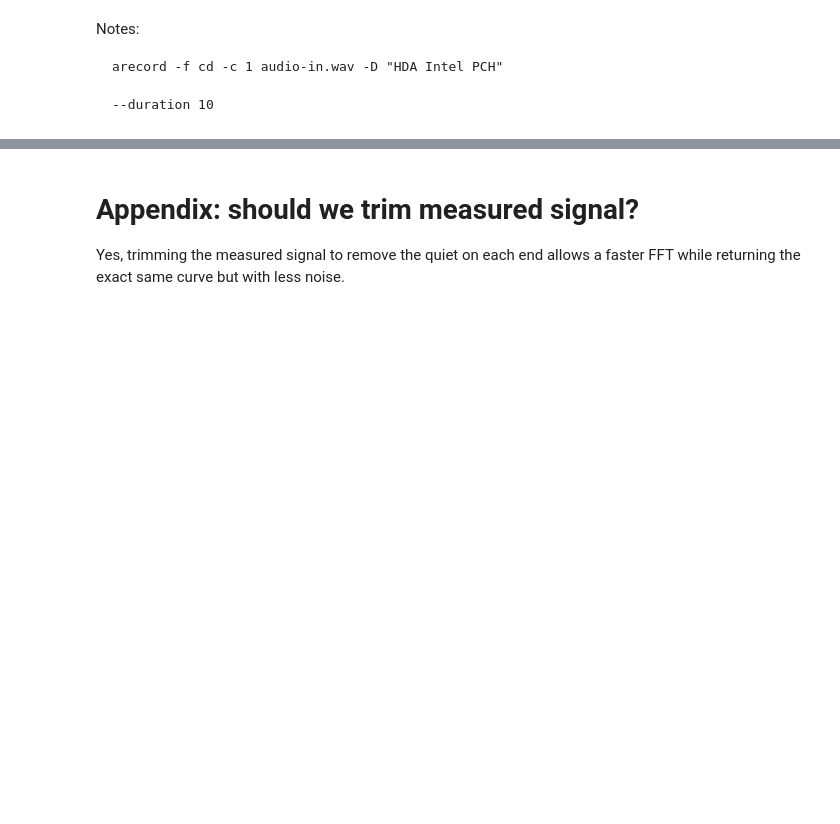
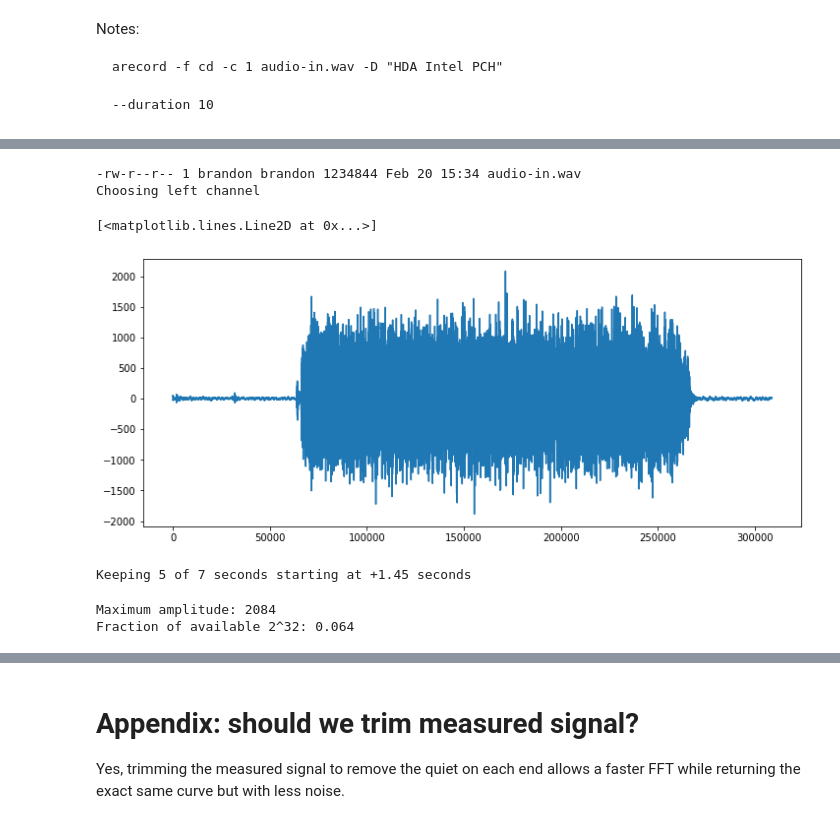
Before and after one commit to brandon-rhodes/loudspeaker-design, a Jupyter notebook: chirp.ipynb, the cells around one changed output, grey strips where cells are left out. Cells and saved outputs as stored; diff of their text form; code cells hidden in the pictures; blank space fills up the shorter version.

```diff
--- a/chirp.ipynb
+++ b/chirp.ipynb
@@ -74,4 +100,0 @@ input_device = 'plughw:CARD=USB,DEV=0'
-# %%
-hz, channels = wavfile.read('audio-in.wav')
-left, right = channels.T
-signal = tools.trim_silence(T, hz, right)
@@ -80,5 +101,28 @@ signal[:100]
+# %%
+! ls -l audio-in.wav
+hz, channels = wavfile.read('audio-in.wav')
+left, right = channels.T
+if max(abs(left)) > max(abs(right)):
+    print('Choosing left channel')
+    signal = left
+else:
+    print('Choosing right channel')
+    signal = right
+plot(signal)
+# %% [output]
+-rw-r--r-- 1 brandon brandon 1234844 Feb 20 15:34 audio-in.wav
+Choosing left channel
+[<matplotlib.lines.Line2D at 0x...>]
+[figure, added]
+# %%
+signal = tools.trim_silence(T, hz, signal)
+# %% [output]
+Keeping 5 of 7 seconds starting at +1.45 seconds
 # %%
-print('Maximum amplitude excursion:', max(abs(signal)))
-print('Fraction of available 2^32: {:.3f}'.format(max(abs(signal)) / 32768))
-plot(signal)
+print('Maximum amplitude:', max(abs(signal)))
+print('Fraction of available 2^32: {:.3f}'.format(
+    max(abs(signal)) / 32768))
+# %% [output]
+Maximum amplitude: 2084
+Fraction of available 2^32: 0.064
 # %%
```
Also changed, not shown: parts of 18 cells of this notebook, 1 other file.
